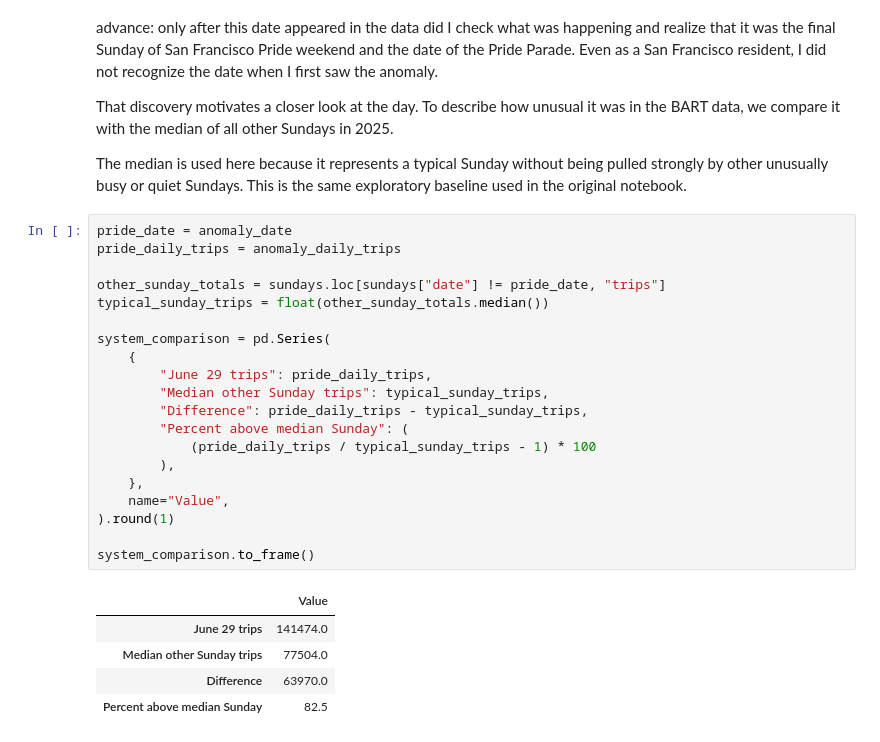
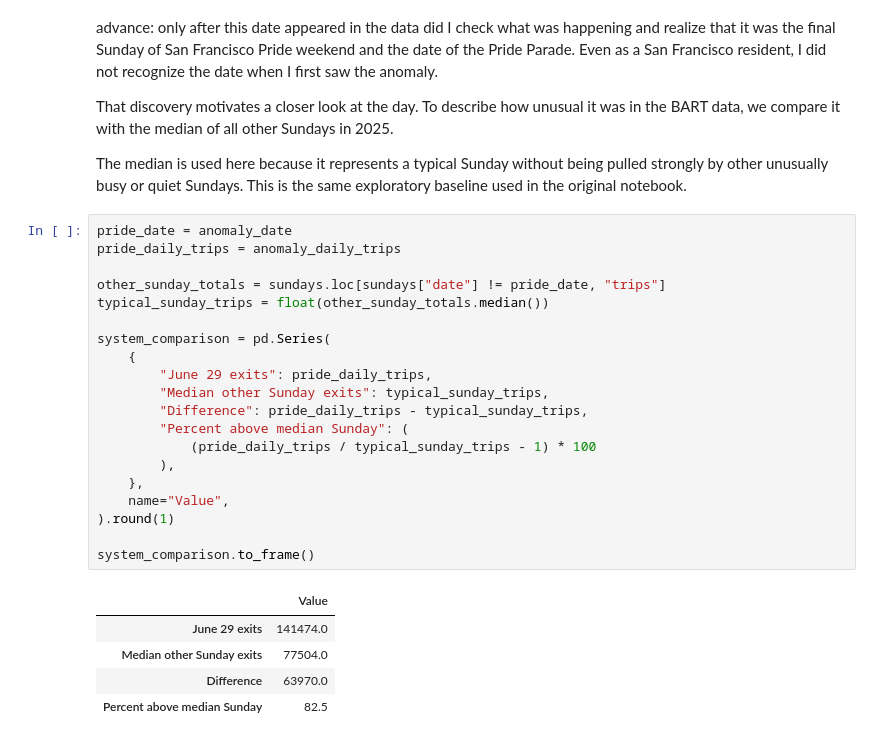
Before and after one commit to nick-fallon/bart-analysis, a Jupyter notebook: notebooks/bart_ridership_analysis.ipynb, the cells around one changed output. Cells and saved outputs as stored; diff of their text form.

```diff
--- a/notebooks/bart_ridership_analysis.ipynb
+++ b/notebooks/bart_ridership_analysis.ipynb
@@ -290,26 +290,26 @@ The median is used here because it represents a typical Sunday without being pul
 # %%
 pride_date = anomaly_date
 pride_daily_trips = anomaly_daily_trips
 
 other_sunday_totals = sundays.loc[sundays["date"] != pride_date, "trips"]
 typical_sunday_trips = float(other_sunday_totals.median())
 
 system_comparison = pd.Series(
     {
-        "June 29 trips": pride_daily_trips,
-        "Median other Sunday trips": typical_sunday_trips,
+        "June 29 exits": pride_daily_trips,
+        "Median other Sunday exits": typical_sunday_trips,
         "Difference": pride_daily_trips - typical_sunday_trips,
         "Percent above median Sunday": (
             (pride_daily_trips / typical_sunday_trips - 1) * 100
         ),
     },
     name="Value",
 ).round(1)
 
 system_comparison.to_frame()
 # %% [output]
 |  | Value |
-| June 29 trips | 141474.0 |
-| Median other Sunday trips | 77504.0 |
+| June 29 exits | 141474.0 |
+| Median other Sunday exits | 77504.0 |
 | Difference | 63970.0 |
 | Percent above median Sunday | 82.5 |
```
Also changed, not shown: parts of 13 cells of this notebook, 2 other files.
